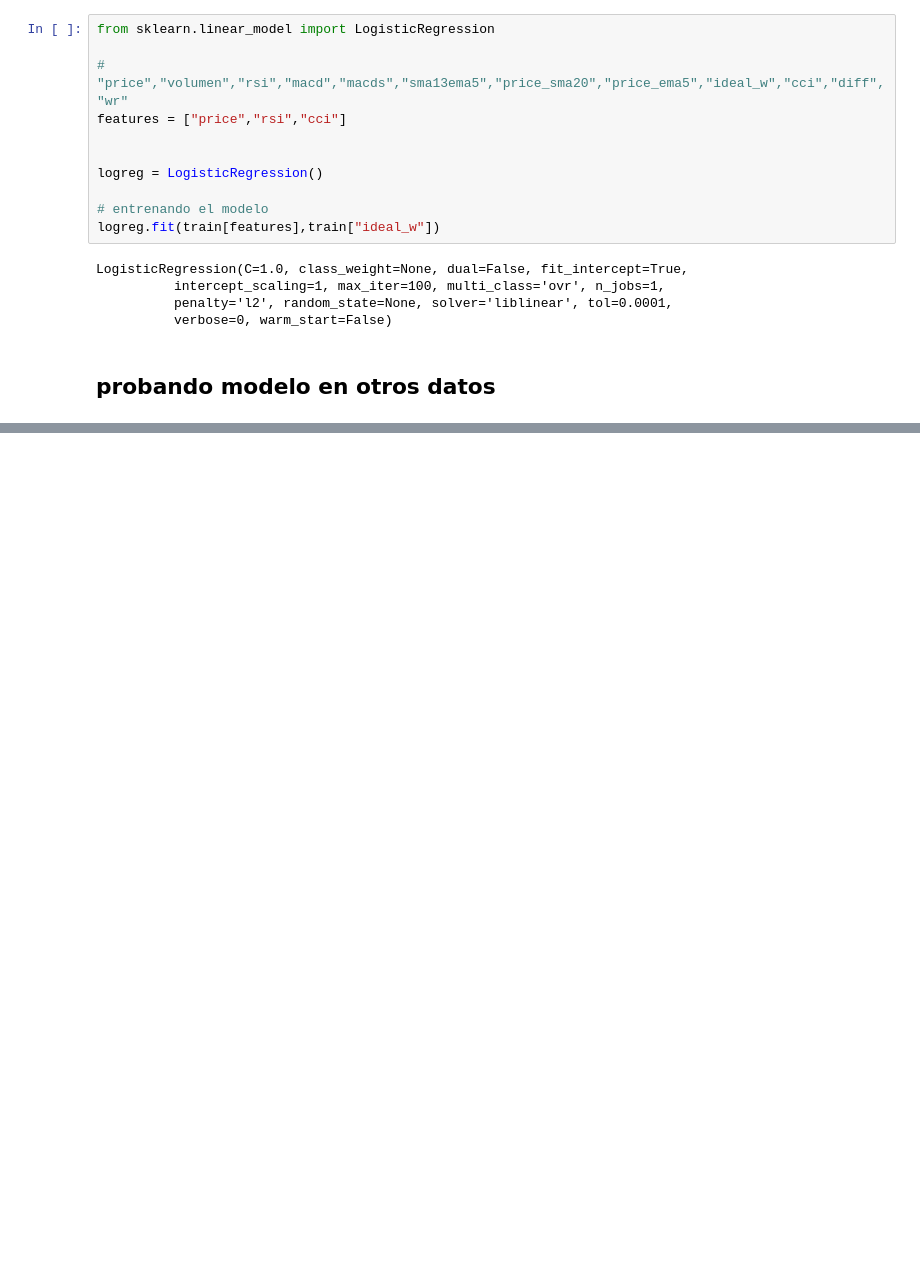
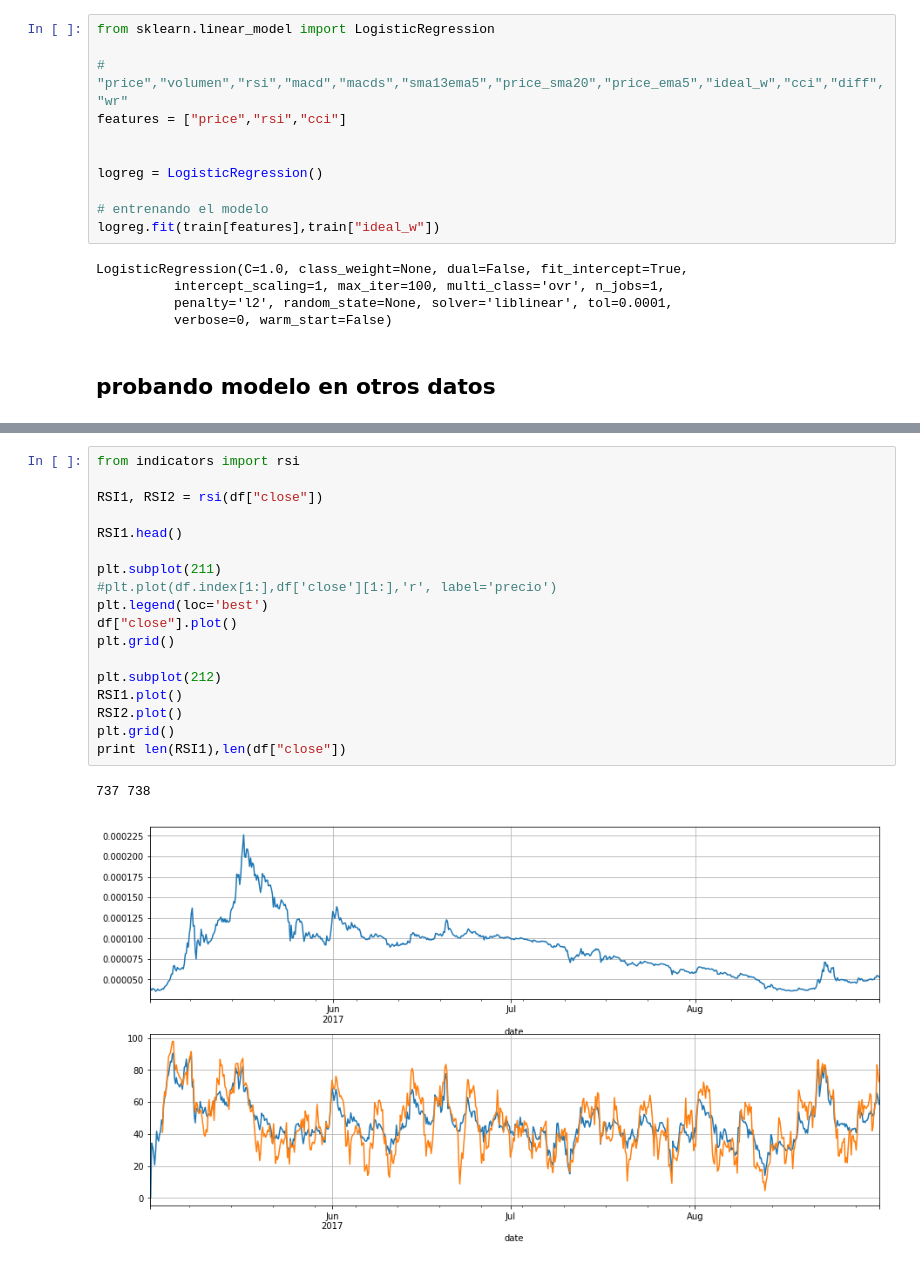
Before and after one commit to ADCryptoSolutions/adcb, a Jupyter notebook: ML strategy.ipynb, the cells around one changed output, grey strips where cells are left out. Cells and saved outputs as stored; diff of their text form; blank space fills up the shorter version.

Commit message:
Calculando RSI manualmente
Se agrega en el nuevo módulo indicators función que calcula el RSI de dos maneras distintas: sma, ema

```diff
--- a/ML strategy.ipynb
+++ b/ML strategy.ipynb
@@ -190,0 +191,21 @@ Retorno de ML_strategy: 18.7574321932
+# %%
+from indicators import rsi
+
+RSI1, RSI2 = rsi(df["close"])
+
+RSI1.head()
+
+plt.subplot(211)
+#plt.plot(df.index[1:],df['close'][1:],'r', label='precio')
+plt.legend(loc='best')
+df["close"].plot()
+plt.grid()
+
+plt.subplot(212)
+RSI1.plot()
+RSI2.plot()
+plt.grid()
+print len(RSI1),len(df["close"])
+# %% [output]
+737 738
+[figure, added]
```
Also changed, not shown: parts of 5 cells of this notebook, 2 other files.
